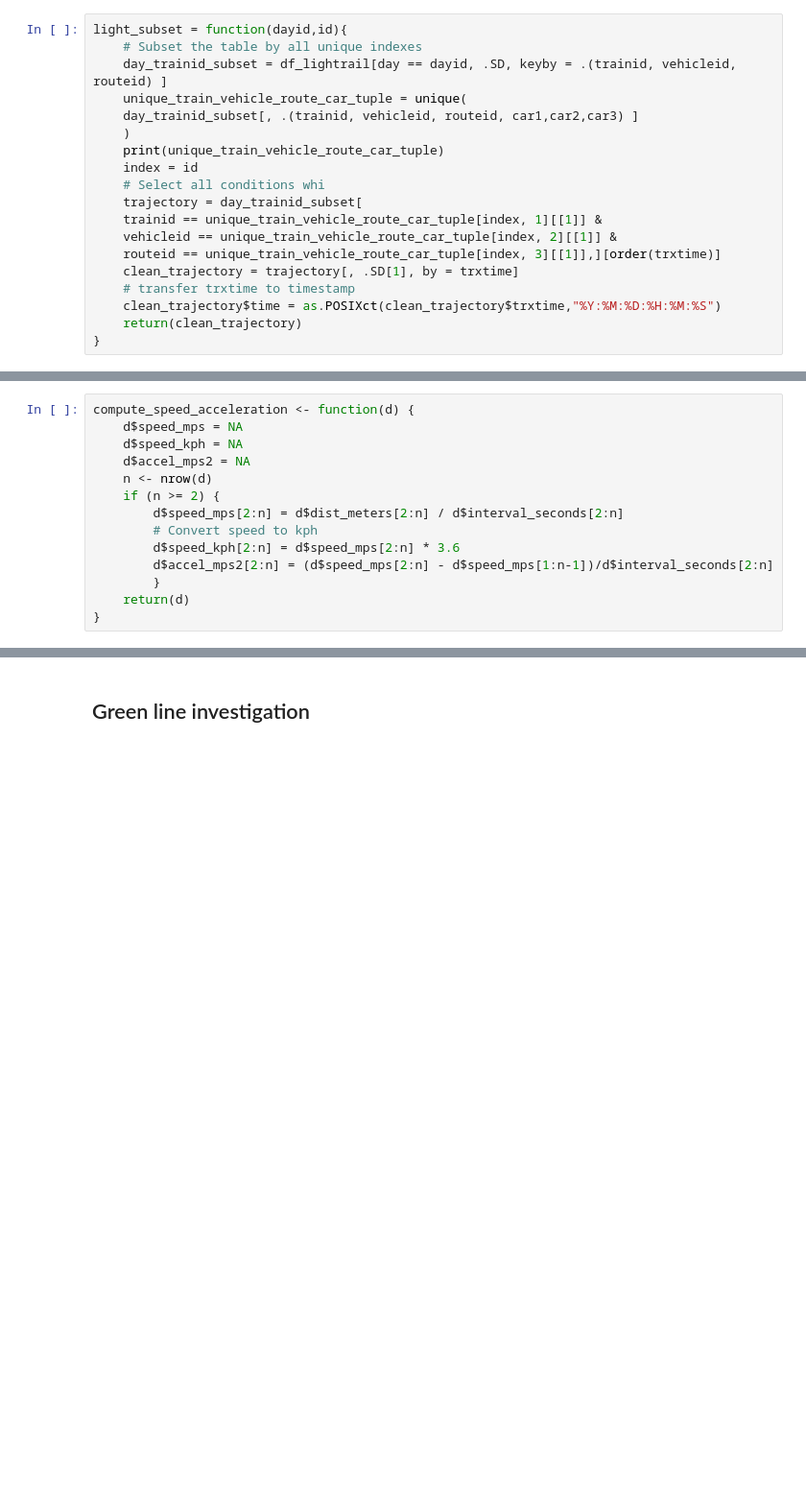
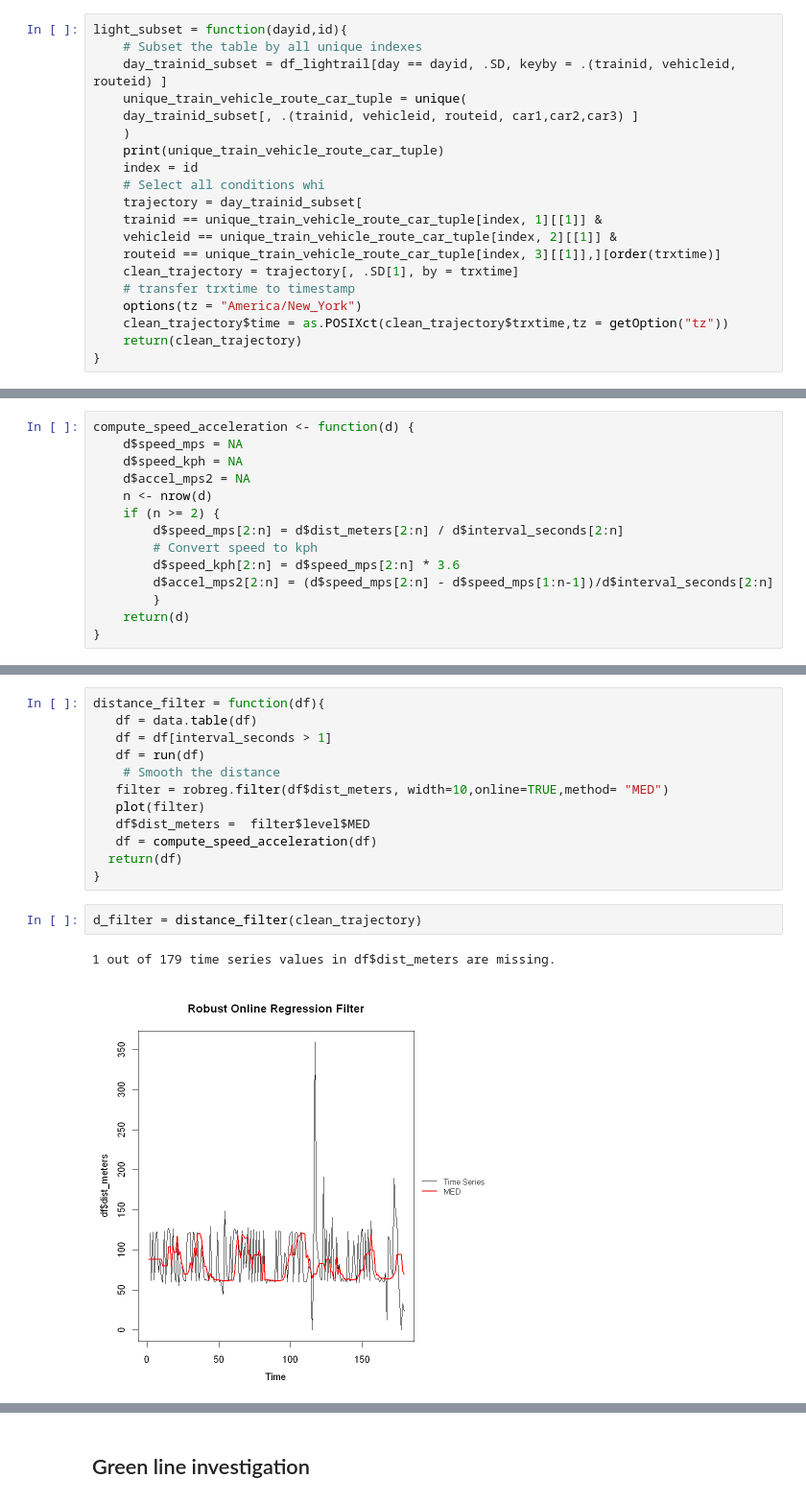
Before and after one commit to narslab/treem, a Jupyter notebook: bin/jupyter/vehicle-trajectory-computation.ipynb, the cells around one changed output, grey strips where cells are left out. Shown at 96% size. Cells and saved outputs as stored; diff of their text form; blank space fills up the shorter version.

Commit message:
update the trajectory plot

```diff
--- a/bin/jupyter/vehicle-trajectory-computation.ipynb
+++ b/bin/jupyter/vehicle-trajectory-computation.ipynb
@@ -81,6 +81,7 @@ light_subset = function(dayid,id){
     routeid == unique_train_vehicle_route_car_tuple[index, 3][[1]],][order(trxtime)]
     clean_trajectory = trajectory[, .SD[1], by = trxtime]
     # transfer trxtime to timestamp
-    clean_trajectory$time = as.POSIXct(clean_trajectory$trxtime,"%Y:%M:%D:%H:%M:%S")
+    options(tz = "America/New_York")
+    clean_trajectory$time = as.POSIXct(clean_trajectory$trxtime,tz = getOption("tz"))
     return(clean_trajectory)
 }
@@ -391,0 +244,17 @@ train_plot = function(df){
+# %%
+distance_filter = function(df){
+   df = data.table(df)
+   df = df[interval_seconds > 1]
+   df = run(df)
+    # Smooth the distance
+   filter = robreg.filter(df$dist_meters, width=10,online=TRUE,method= "MED")
+   plot(filter)
+   df$dist_meters =  filter$level$MED
+   df = compute_speed_acceleration(df)
+  return(df)
+}
+# %%
+d_filter = distance_filter(clean_trajectory)
+# %% [output]
+1 out of 179 time series values in df$dist_meters are missing.
+[figure, added]
```
Also changed, not shown: parts of 40 cells of this notebook, 2 other files.
